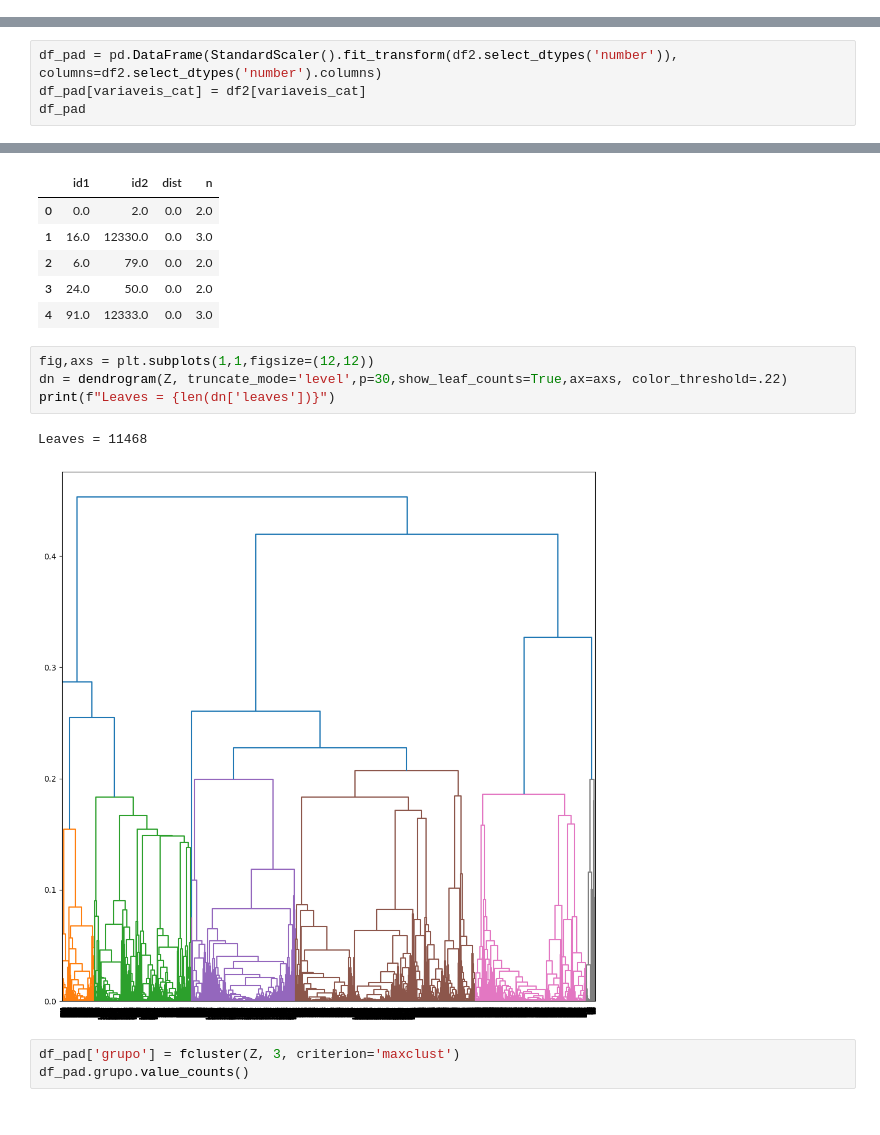
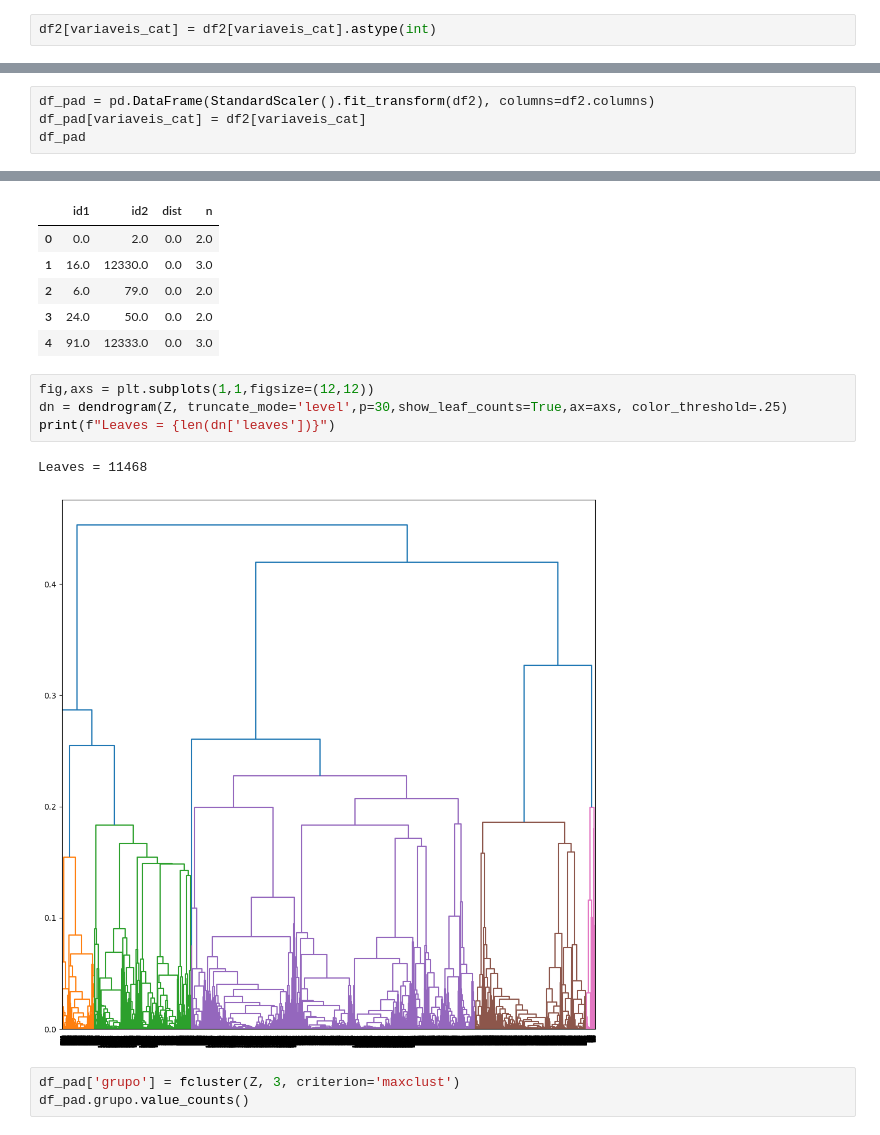
Before and after one commit to marceloaires7/EBAC-Exercicios, a Jupyter notebook: Exercício_Cientista_de_dados_Módulo30/Exercício 2/mod30_tarefa02.ipynb, the cells around one changed output, grey strips where cells are left out. Saved outputs shown, nothing was run; the diff lists cells and outputs as text.

```diff
--- a/Exercício_Cientista_de_dados_Módulo30/Exercício 2/mod30_tarefa02.ipynb
+++ b/Exercício_Cientista_de_dados_Módulo30/Exercício 2/mod30_tarefa02.ipynb
@@ -170,3 +200,5 @@ df2.head()
 | 3 | 0 | 0.0 | 0 | 0.0 | 2 | ... |
 | 4 | 0 | 0.0 | 0 | 0.0 | 10 | ... |
 5 rows × 24 columns
+# %%
+df2[variaveis_cat] = df2[variaveis_cat].astype(int)
@@ -173,5 +237,5 @@ df2.head()
 # %%
-df_pad = pd.DataFrame(StandardScaler().fit_transform(df2.select_dtypes('number')), columns=df2.select_dtypes('number').columns)
+df_pad = pd.DataFrame(StandardScaler().fit_transform(df2), columns=df2.columns)
 df_pad[variaveis_cat] = df2[variaveis_cat]
 df_pad
 # %% [output]
@@ -242,11 +306,11 @@ Z_df.head()
 | 4 | 91.0 | 12333.0 | 0.0 | 3.0 |
 # %%
 fig,axs = plt.subplots(1,1,figsize=(12,12))
-dn = dendrogram(Z, truncate_mode='level',p=30,show_leaf_counts=True,ax=axs, color_threshold=.22)
+dn = dendrogram(Z, truncate_mode='level',p=30,show_leaf_counts=True,ax=axs, color_threshold=.25)
 print(f"Leaves = {len(dn['leaves'])}")
 # %% [output]
 Leaves = 11468
-[figure, old version]
+[figure, new version]
 # %%
 df_pad['grupo'] = fcluster(Z, 3, criterion='maxclust')
 df_pad.grupo.value_counts()
```
Also changed, not shown: parts of 18 cells of this notebook.
